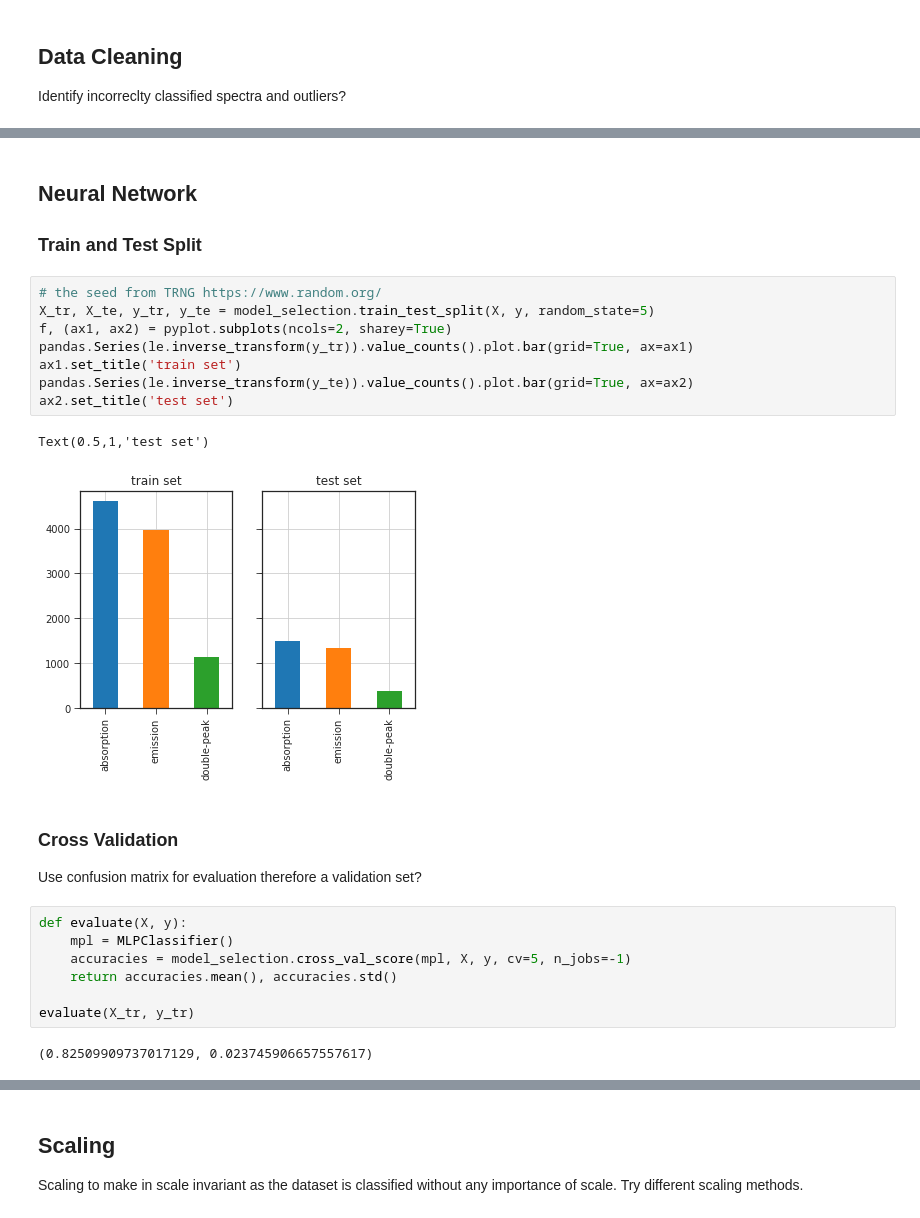
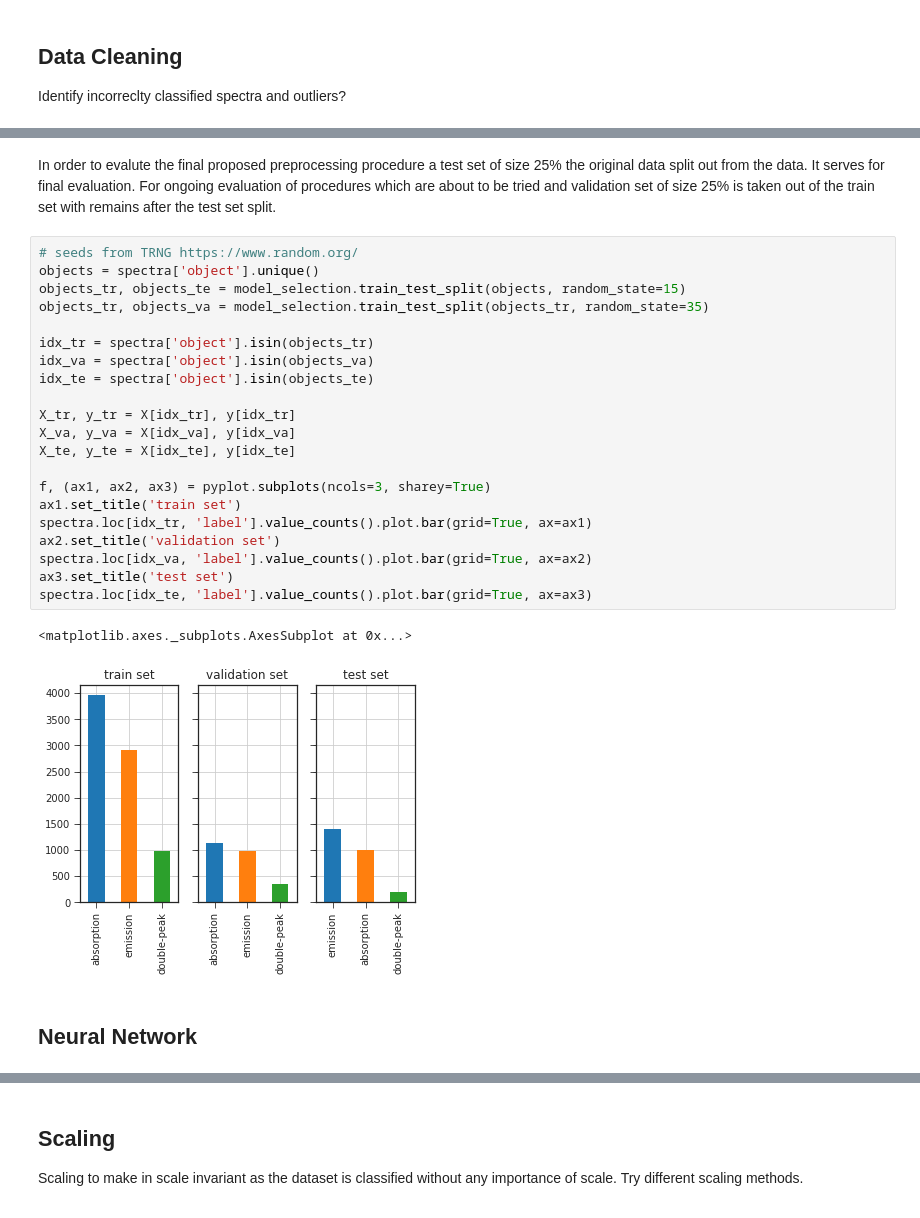
Before and after one commit to podondra/ondrejov-preprocessing, a Jupyter notebook: ondrejov-preprocessing.ipynb, the cells around one changed output, grey strips where cells are left out. Saved outputs shown, nothing was run; the diff lists cells and outputs as text.

```diff
--- a/ondrejov-preprocessing.ipynb
+++ b/ondrejov-preprocessing.ipynb
@@ -222,29 +266,34 @@ Identify incorreclty classified spectra and outliers?
+# %% [markdown]
+In order to evalute the final proposed preprocessing
+procedure a test set of size 25% the original data
+split out from the data.
+It serves for final evaluation.
+For ongoing evaluation of procedures which are about
+to be tried and validation set of size 25% is taken out
+of the train set with remains after the test set split.
+# %%
+# seeds from TRNG https://www.random.org/
+objects = spectra['object'].unique()
+objects_tr, objects_te = model_selection.train_test_split(objects, random_state=15)
+objects_tr, objects_va = model_selection.train_test_split(objects_tr, random_state=35)
+
+idx_tr = spectra['object'].isin(objects_tr)
+idx_va = spectra['object'].isin(objects_va)
+idx_te = spectra['object'].isin(objects_te)
+
+X_tr, y_tr = X[idx_tr], y[idx_tr]
+X_va, y_va = X[idx_va], y[idx_va]
+X_te, y_te = X[idx_te], y[idx_te]
+
+f, (ax1, ax2, ax3) = pyplot.subplots(ncols=3, sharey=True)
+ax1.set_title('train set')
+spectra.loc[idx_tr, 'label'].value_counts().plot.bar(grid=True, ax=ax1)
+ax2.set_title('validation set')
+spectra.loc[idx_va, 'label'].value_counts().plot.bar(grid=True, ax=ax2)
+ax3.set_title('test set')
+spectra.loc[idx_te, 'label'].value_counts().plot.bar(grid=True, ax=ax3)
+# %% [output]
+<matplotlib.axes._subplots.AxesSubplot at 0x...>
+[figure, added]
 # %% [markdown]
 ## Neural Network
-
-### Train and Test Split
-# %%
-# the seed from TRNG https://www.random.org/
-X_tr, X_te, y_tr, y_te = model_selection.train_test_split(X, y, random_state=5)
-f, (ax1, ax2) = pyplot.subplots(ncols=2, sharey=True)
-pandas.Series(le.inverse_transform(y_tr)).value_counts().plot.bar(grid=True, ax=ax1)
-ax1.set_title('train set')
-pandas.Series(le.inverse_transform(y_te)).value_counts().plot.bar(grid=True, ax=ax2)
-ax2.set_title('test set')
-# %% [output]
-Text(0.5,1,'test set')
-[figure, removed]
-# %% [markdown]
-### Cross Validation
-
-Use confusion matrix for evaluation therefore a validation
-set?
-# %%
-def evaluate(X, y):
-    mpl = MLPClassifier()
-    accuracies = model_selection.cross_val_score(mpl, X, y, cv=5, n_jobs=-1)
-    return accuracies.mean(), accuracies.std()
-
-evaluate(X_tr, y_tr)
-# %% [output]
-(0.82509909737017129, 0.023745906657557617)
```
Also changed, not shown: parts of 16 cells of this notebook, 1 other file.
